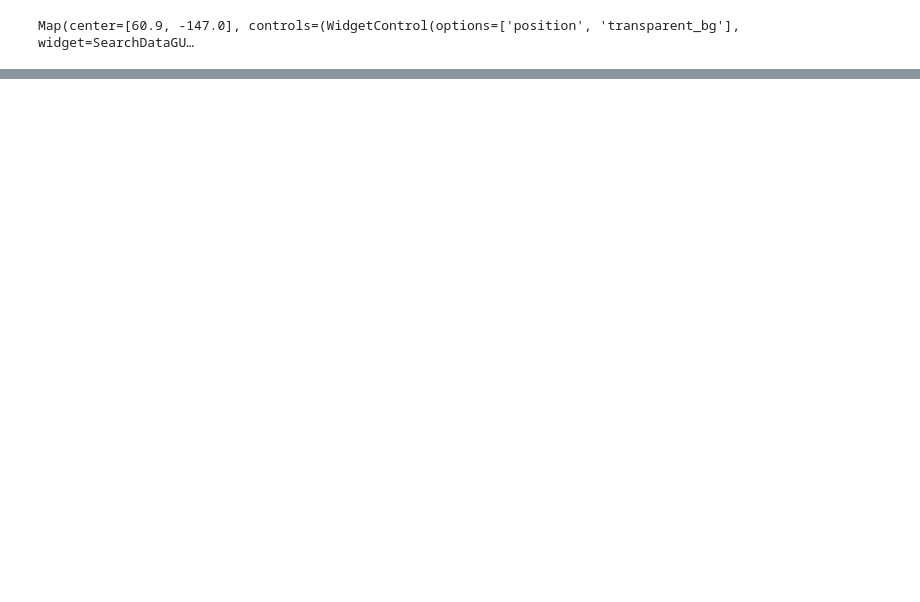
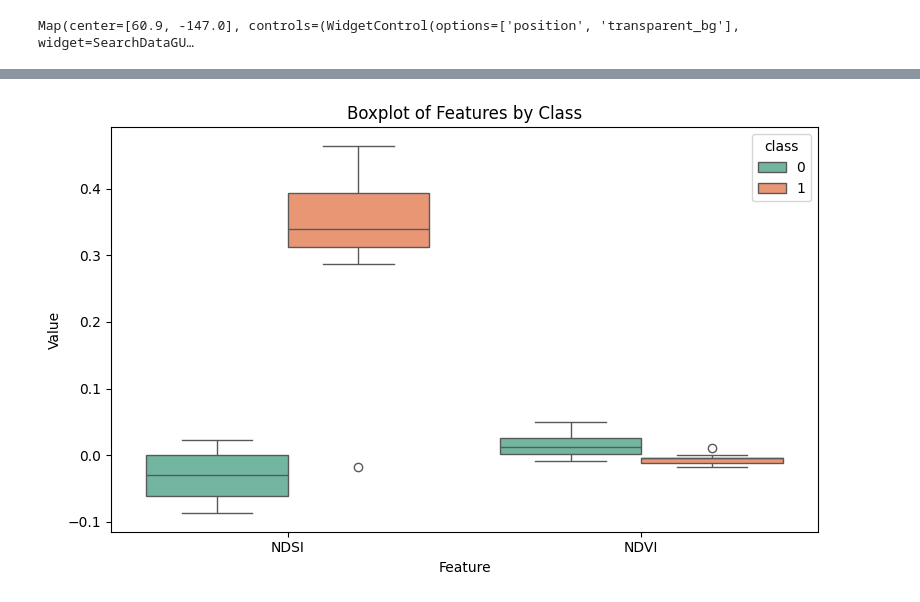
Before and after one commit to emilymacris/ds4002-project3, a Jupyter notebook: project_3.ipynb, the cells around one changed output, grey strips where cells are left out. Cells and saved outputs as stored; diff of their text form; code cells hidden in the pictures; blank space fills up the shorter version.

```diff
--- a/project_3.ipynb
+++ b/project_3.ipynb
@@ -44,0 +160,13 @@ Map(center=[60.9, -147.0], controls=(WidgetControl(options=['position', 'transpa
+# %%
+# Melt the DataFrame for boxplotting
+melted = df_clean.melt(id_vars='class', value_vars=['NDSI', 'NDVI'])
+
+plt.figure(figsize=(8, 5))
+sns.boxplot(x='variable', y='value', hue='class', data=melted, palette='Set2')
+plt.title("Boxplot of Features by Class")
+plt.xlabel("Feature")
+plt.ylabel("Value")
+plt.tight_layout()
+plt.show()
+# %% [output]
+[figure, added]
```
Also changed, not shown: parts of 11 cells of this notebook.
